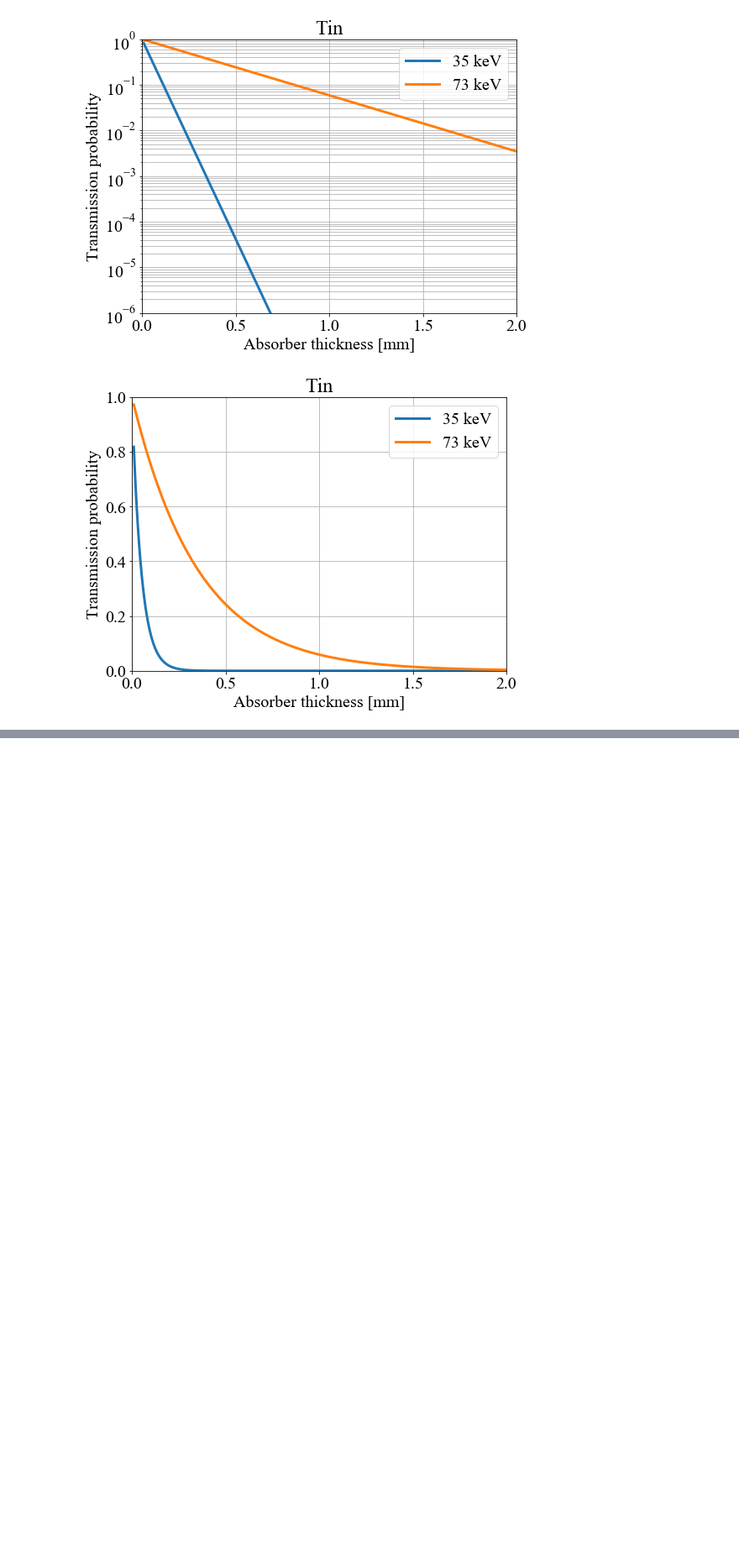
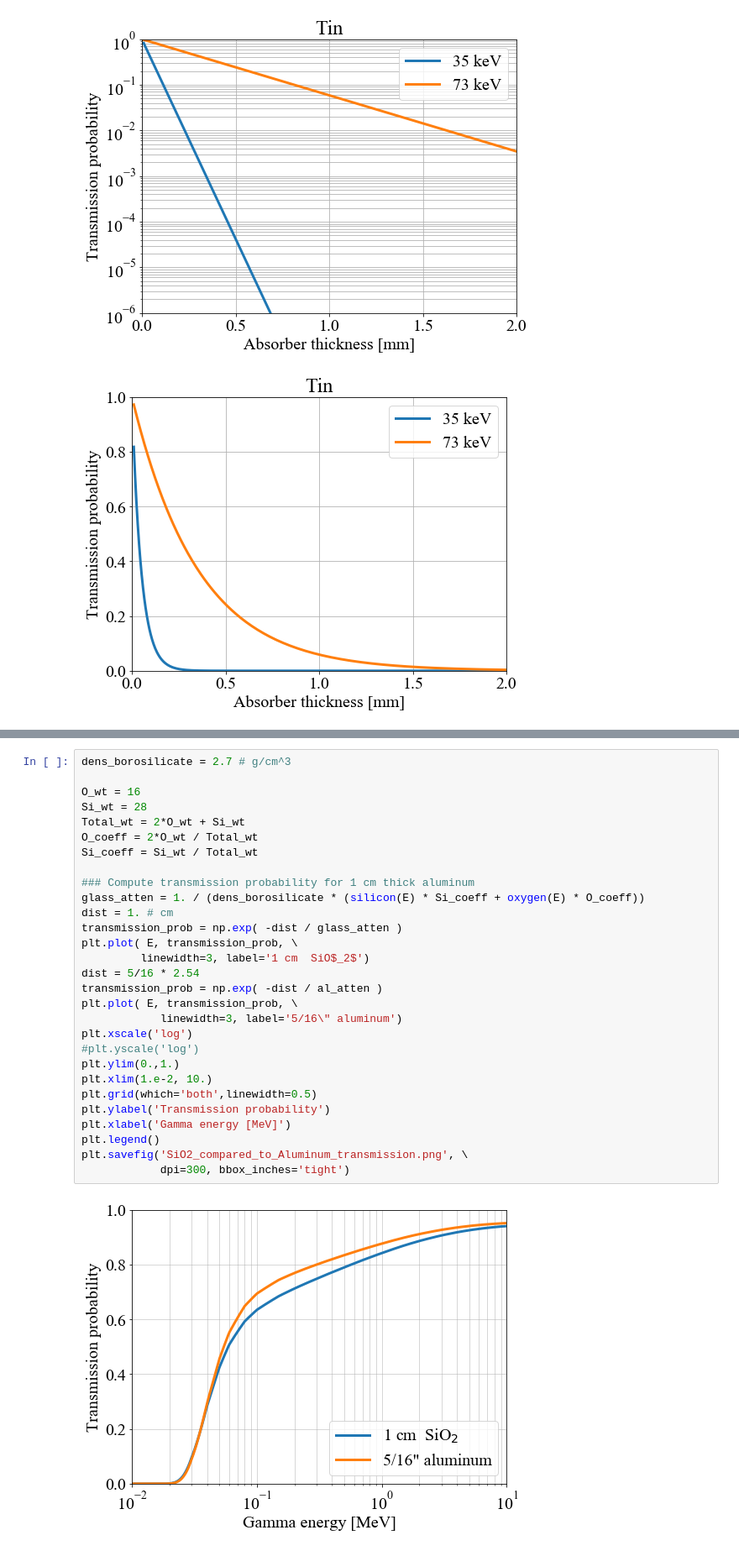
Before and after one commit to bglenardo/Cs136Measurements, a Jupyter notebook: August2022RunPrep/Gamma attenuation.ipynb, the cells around one changed output, grey strips where cells are left out. Shown at 84% size. Cells and saved outputs as stored; diff of their text form; blank space fills up the shorter version.

```diff
--- a/August2022RunPrep/Gamma attenuation.ipynb
+++ b/August2022RunPrep/Gamma attenuation.ipynb
@@ -302,0 +353,31 @@ plt.grid(which='both')
+# %%
+dens_borosilicate = 2.7 # g/cm^3
+
+O_wt = 16
+Si_wt = 28
+Total_wt = 2*O_wt + Si_wt
+O_coeff = 2*O_wt / Total_wt
+Si_coeff = Si_wt / Total_wt
+
+### Compute transmission probability for 1 cm thick aluminum
+glass_atten = 1. / (dens_borosilicate * (silicon(E) * Si_coeff + oxygen(E) * O_coeff))
+dist = 1. # cm
+transmission_prob = np.exp( -dist / glass_atten )
+plt.plot( E, transmission_prob, \
+         linewidth=3, label='1 cm  SiO$_2$')
+dist = 5/16 * 2.54
+transmission_prob = np.exp( -dist / al_atten )
+plt.plot( E, transmission_prob, \
+            linewidth=3, label='5/16\" aluminum')
+plt.xscale('log')
+#plt.yscale('log')
+plt.ylim(0.,1.)
+plt.xlim(1.e-2, 10.)
+plt.grid(which='both',linewidth=0.5)
+plt.ylabel('Transmission probability')
+plt.xlabel('Gamma energy [MeV]')
+plt.legend()
+plt.savefig('SiO2_compared_to_Aluminum_transmission.png', \
+            dpi=300, bbox_inches='tight')
+# %% [output]
+[figure, added]
```
Also changed, not shown: parts of 4 cells of this notebook.
